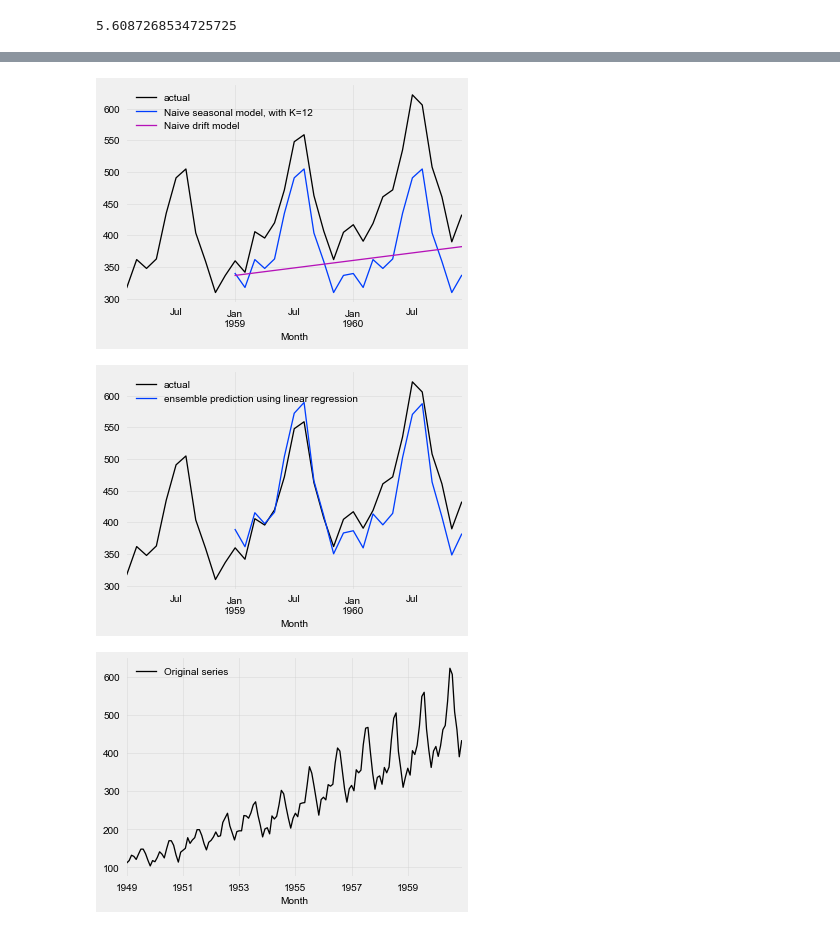
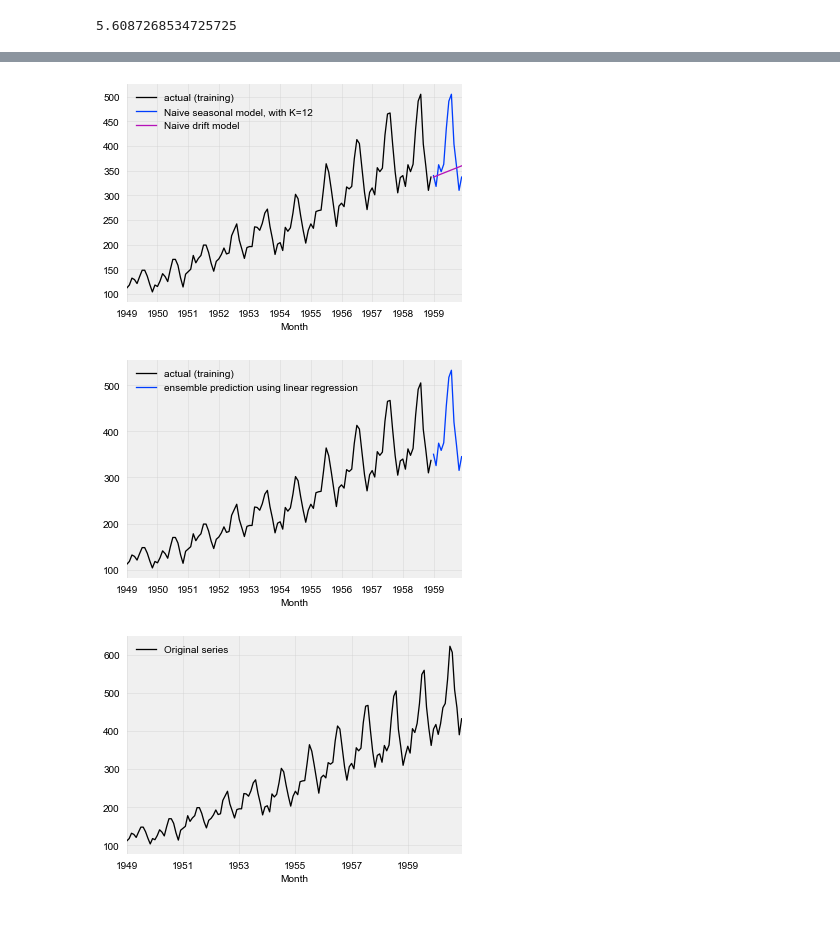
Before and after one commit to spazzy/darts, a Jupyter notebook: examples/show-n-tell.ipynb, the cells around one changed output, grey strips where cells are left out. Drawn from its saved outputs; the diff is of its cells as text; code cells hidden in the pictures.

```diff
--- a/examples/show-n-tell.ipynb
+++ b/examples/show-n-tell.ipynb
@@ -85,43 +87,42 @@ print(score2)
 # %%
 from darts.models import NaiveSeasonal, NaiveDrift
 from darts.models import RegressionEnsembleModel
 
 training, validation = series.split_before(pd.Timestamp('1959-01-01'))
 
 ###############################
 
 forecasting_models = [NaiveSeasonal(12), NaiveDrift()]
 
 ###############################
 
-shortened_series = series.drop_before(pd.Timestamp('1958-01-01'))
-shortened_series.plot(label="actual")
+training.plot(label="actual (training)")
 
 for model in forecasting_models:
     model.fit(training)
-    forecast = model.predict(24)
+    forecast = model.predict(12)
     forecast.plot(label=str(model))
 
 plt.legend()
 plt.show()
 # %% [output]
-[figure, old version]
+[figure, new version]
 # %%
 ###############################
 
-ensemble_model = RegressionEnsembleModel(forecasting_models, regression_train_n_points=24)
+ensemble_model = RegressionEnsembleModel(forecasting_models, regression_train_n_points=12)
 ensemble_model.fit(training)
-forecast = ensemble_model.predict(24)
+forecast = ensemble_model.predict(12)
 
 ###############################
 
-shortened_series.plot(label="actual")
+training.plot(label="actual (training)")
 forecast.plot(label="ensemble prediction using linear regression")
 
 plt.legend()
 plt.show()
 # %% [output]
-[figure, old version]
+[figure, new version]
 # %%
 from darts.dataprocessing.transformers import Scaler
 
```
Also changed, not shown: parts of 4 cells of this notebook, 5 other files.
